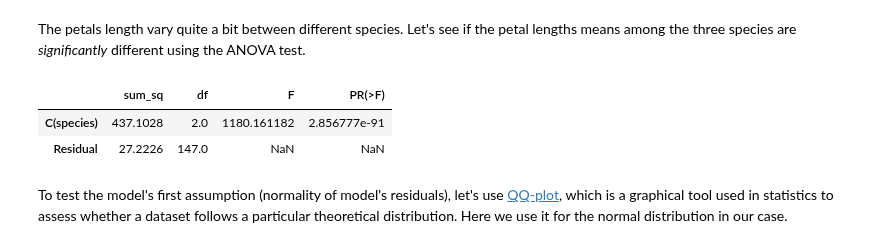
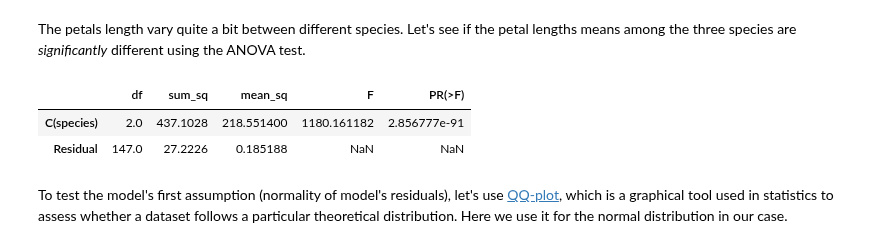
Before and after one commit to yoavram/PyDataSciBio, a Jupyter notebook: notebook_drafts/statistics_3.ipynb, the cells around one changed output. Saved outputs shown, nothing was run; the diff lists cells and outputs as text; code cells hidden in the pictures.

```diff
--- a/notebook_drafts/statistics_3.ipynb
+++ b/notebook_drafts/statistics_3.ipynb
@@ -307,12 +304,12 @@ sns.boxplot(data=iris_data, x="species", y="petal_length");
 The petals length vary quite a bit between different species. Let's see if the petal lengths means among the three species are *significantly* different using the ANOVA test.
 # %%
 model = ols('petal_length ~ C(species)', data=iris_data).fit()
-aov_table = sm.stats.anova_lm(model, typ=2)
+aov_table = sm.stats.anova_lm(model)
 aov_table
 # %% [output]
-|  | sum_sq | df | F | PR(>F) |
-| C(species) | 437.1028 | 2.0 | 1180.161182 | 2.856777e-91 |
-| Residual | 27.2226 | 147.0 | NaN | NaN |
+|  | df | sum_sq | mean_sq | F | PR(>F) |
+| C(species) | 2.0 | 437.1028 | 218.551400 | 1180.161182 | 2.856777e-91 |
+| Residual | 147.0 | 27.2226 | 0.185188 | NaN | NaN |
 # %% [markdown]
 To test the model's first assumption (normality of model's residuals), let's use  [QQ-plot](https://en.wikipedia.org/wiki/Q%E2%80%93Q_plot), which is a graphical tool used in statistics to assess whether a dataset follows a particular theoretical distribution. Here we use it for the normal distribution in our case.
 # %%
```
Also changed, not shown: parts of 11 cells of this notebook, 9 other files.
